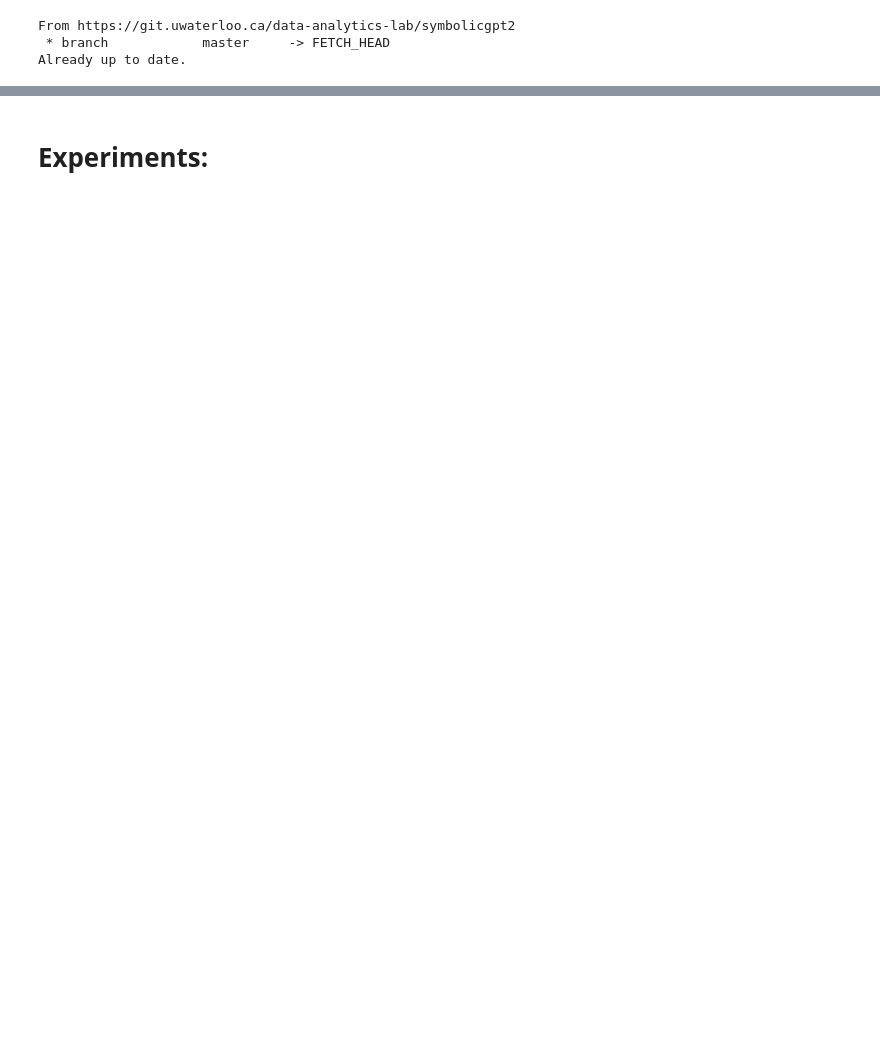
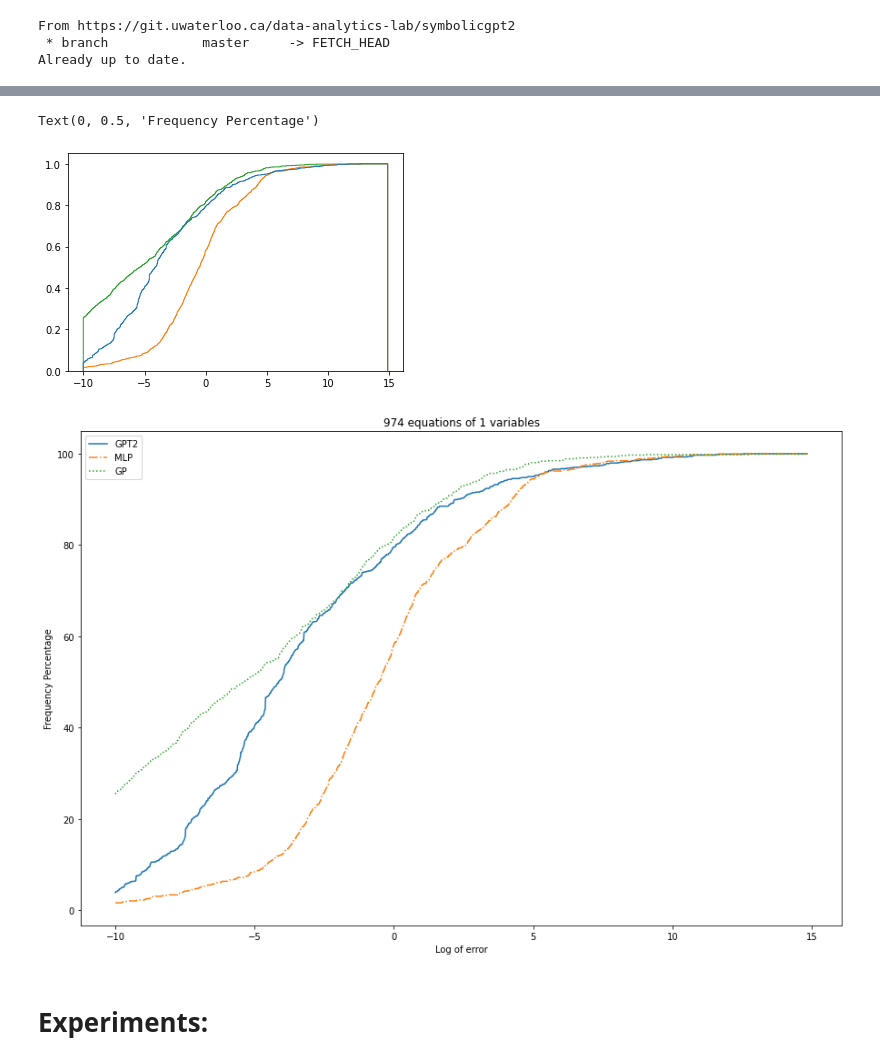
Before and after one commit to mojivalipour/symbolicgpt, a Jupyter notebook: symbolicGPT2.ipynb, the cells around one changed output, grey strips where cells are left out. Saved outputs shown, nothing was run; the diff lists cells and outputs as text; code cells hidden in the pictures; blank space fills up the shorter version.

Commit message:
Test: add results for Simple GPT2 Mesh 256 Y as input; Test: change the experiment to sorted with 512 tokens, X and Y as input

```diff
--- a/symbolicGPT2.ipynb
+++ b/symbolicGPT2.ipynb
@@ -185,8 +193,6 @@ import re
 import json
 import math
 import demo
-import numpy as np
-from numpy import *
 from glob import glob
 from tqdm.notebook import tqdm
 from sklearn.metrics import mean_squared_error
@@ -195,7 +201,7 @@ from sklearn.metrics import mean_squared_error
 show_found_eqns = True
 min_len = 0 #@param {type:"number", min:5, max:1024, step:1}
 sample_num = 1 #@param {type:"number", min:1, max:50, step:1}
-top_p = 0.9 #@param {type:"slider", min:0, max:1, step:0.1}
+top_p = 0.95 #@param {type:"slider", min:0, max:1, step:0.1}
 model_size = 'base' # @param ["large", "base", "mega"]
 model_type = 'GPT2' # @param ["GPT2", "PT"]
 extraName = '' #'-finetune'
@@ -203,7 +209,7 @@ extraName = '' #'-finetune'
 config_fn = 'configs/{}.json'.format(model_size) #@param {type:"string"}
 #ckpt_fn = './expSymbolic_{}_{}{}_model.ckpt-524000'.format(model_type, model_size, extraName) #@param {type:"string"}
 #ckpt_fn = './experimentsSymbolic_{}_model.ckpt-524000'.format(model_size) #@param {type:"string"}
-ckpt_fn = 'expSymbolic_Mesh_Simple_GPT2_256_base_model.ckpt-108000'
+ckpt_fn = 'expSymbolic_Mesh_Simple_GPT2_256_base_model.ckpt-128000'
 filters = 'EQ' #@param {type:"string"} # text;
 saveFlag = False #@param {type:"boolean"}
 
@@ -232,7 +238,7 @@ for fName in glob('./TestData/*.json'):
                          'MLP':[],
                          'GP':[]}
 
-    lines = f.readlines()[:10]
+    lines = f.readlines()#[:10]
 
     # <SOS_X>{}<EOS_X>
     context = ['<SOS_Y>{}<EOS_Y><SOS_EQ>'.format(
@@ -430,31 +612,35 @@ TypeError: ignored
 # %%
 # plot the error frequency for model comparison
 from matplotlib import pyplot as plt
-num_eqns = 1000
+num_eqns = len(resultDict[fName]['GPT2'])
 num_vars = 1
 
 models = list(resultDict[fName].keys())
 lists_of_error_scores = [resultDict[fName][key] for key in models]
 linestyles = ["-","dashdot","dotted","--"]
 
 y, x, _ = plt.hist([np.log(e) for e in lists_of_error_scores],
                    label=models,
                    cumulative=True,
                    histtype="step",
                    bins=2000,
                    density="true")
 plt.figure(figsize=(15, 10))
 
 for idx, model in enumerate(models):
   plt.plot(x[:-1],
            y[idx] * 100,
            linestyle=linestyles[idx],
            label=model)
 
 plt.legend(loc="upper left")
 plt.title("{} equations of {} variables".format(num_eqns, num_vars))
 plt.xlabel("Log of error")
 plt.ylabel("Frequency Percentage")
+# %% [output]
+Text(0, 0.5, 'Frequency Percentage')
+[figure, added]
+[figure, added]
 # %%
 # Test case 1/200.
 # sin(3.98*x1-sin(2.57*x1+3.31)+3.7)
```
Also changed, not shown: parts of 7 cells of this notebook, 7 other files.
